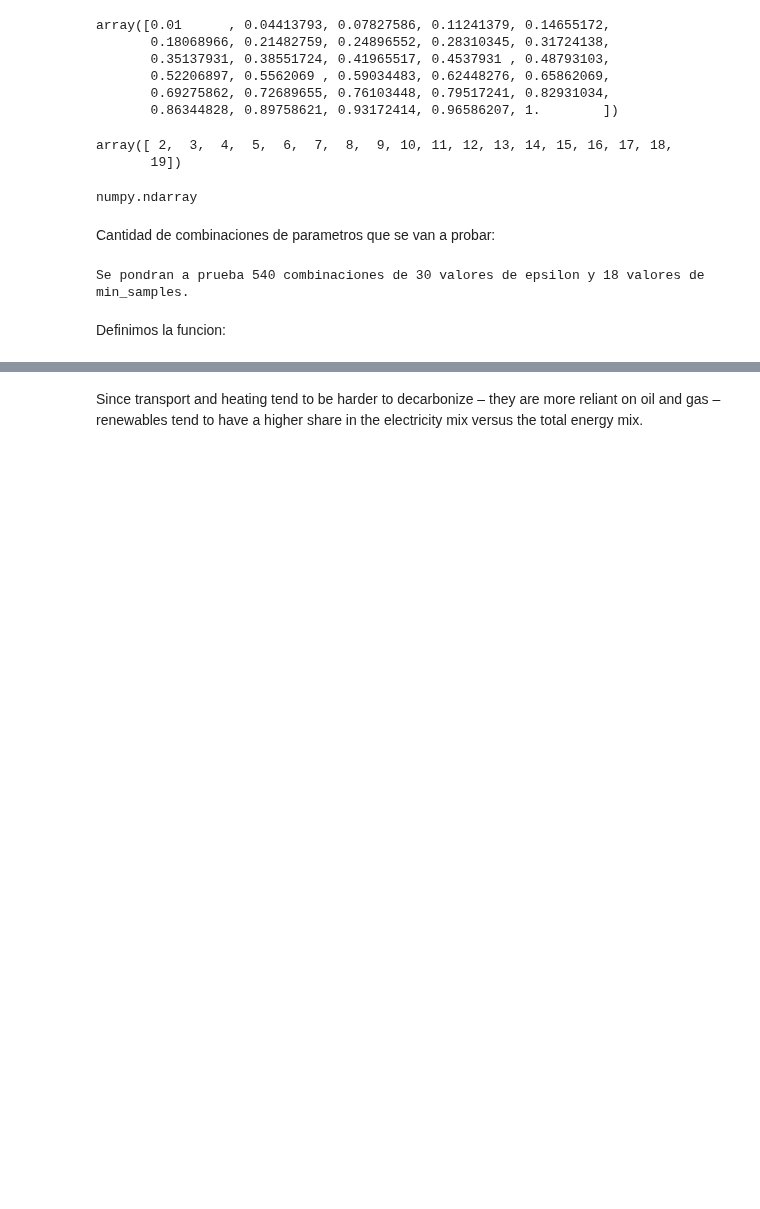
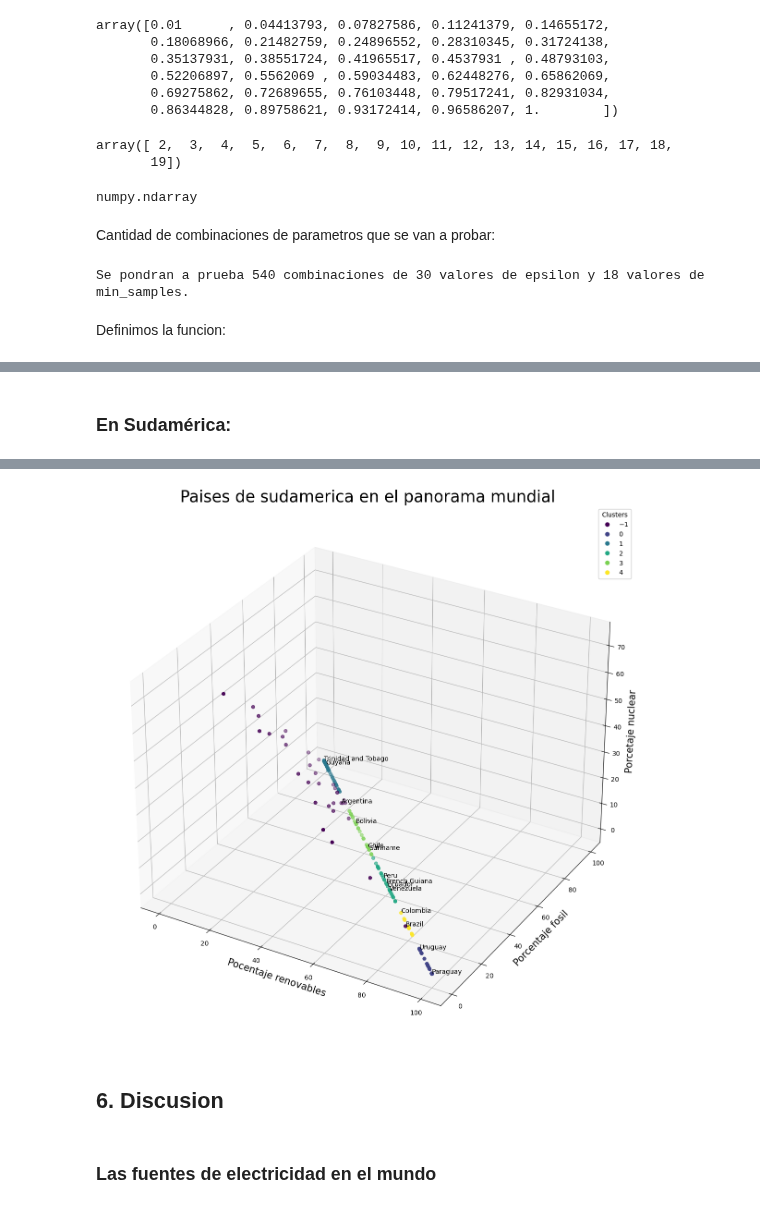
Before and after one commit to L-Ameneiro/EDA-Datasets, a Jupyter notebook: notebooks/modelo_no_supervisado.ipynb, the cells around one changed output, grey strips where cells are left out. Drawn from its saved outputs; the diff is of its cells as text; code cells hidden in the pictures; blank space fills up the shorter version.

Commit message:
objetivo y discusion modelo no supervisado

```diff
--- a/notebooks/modelo_no_supervisado.ipynb
+++ b/notebooks/modelo_no_supervisado.ipynb
@@ -327,0 +153,4 @@ df.sort_values("nuclear_share_elec")
+# %%
+features = ["fossil_share_elec", "renewables_share_elec","nuclear_share_elec"]
+X = df[features]
+X.head(5)
@@ -327,0 +166,4 @@ df.sort_values("nuclear_share_elec")
+# %%
+X_scaled = StandardScaler().fit_transform(X)
+
+plt.scatter(X_scaled[:, 0], X_scaled[:, 1])
@@ -327,0 +175,2 @@ df.sort_values("nuclear_share_elec")
+# %%
+best_dict = get_scores_and_labels(combinations, X_scaled)
@@ -327,0 +216,4 @@ df.sort_values("nuclear_share_elec")
+# %%
+df['cluster'] = best_dict['etiquetas_optimas']
+
+df['cluster'].value_counts()
@@ -328,3 +372,5 @@ df.sort_values("nuclear_share_elec")
+# %% [markdown]
+### En Sudamérica:
 # %%
 suram = df[df["continente"] == "Sudamérica"]
 # %%
@@ -345,5 +391,34 @@ suram.sort_values("nuclear_share_elec")
 | 198 | Venezuela | 29.423444 | 63.628444 | 36.371556 | 63.628444 | ... |
 | 25 | Brazil | 204.398891 | 83.532800 | 16.467200 | 80.964000 | ... |
 | 6 | Argentina | 43.063444 | 29.966300 | 70.033700 | 24.956500 | ... |
-# %% [markdown]
-Since transport and heating tend to be harder to decarbonize – they are more reliant on oil and gas – renewables tend to have a higher share in the electricity mix versus the total energy mix.
+# %%
+import matplotlib.pyplot as plt
+from mpl_toolkits.mplot3d import Axes3D
+
+fig = plt.figure(figsize=(15, 15))
+ax = fig.add_subplot(111, projection='3d')
+
+scatter = ax.scatter(df['renewables_share_elec'], df['fossil_share_elec'], df['nuclear_share_elec'],
+                     c=df['cluster'], cmap='viridis', s=25)
+
+# Iterar a través de cada punto y agregar el texto correspondiente
+for country, x, y, z in zip(suram['country'], suram['renewables_share_elec'], suram['fossil_share_elec'], suram['nuclear_share_elec']):
+    ax.text(x, y, z, country, fontsize=10)
+
+
+
+ax.set_xlabel('Pocentaje renovables', fontsize=15)
+ax.set_ylabel('Porcentaje fosil', fontsize=15)
+ax.set_zlabel('Porcetaje nuclear', fontsize=15)
+ax.set_title('Paises de sudamerica en el panorama mundial', fontsize=25)
+
+legend = ax.legend(*scatter.legend_elements(), title="Clusters")
+ax.add_artist(legend)
+
+plt.show()
+# %% [output]
+[figure, added]
+# %% [markdown]
+## 6. Discusion
+# %% [markdown]
+### Las fuentes de electricidad en el mundo
```
Also changed, not shown: parts of 64 cells of this notebook, 1 other file.
